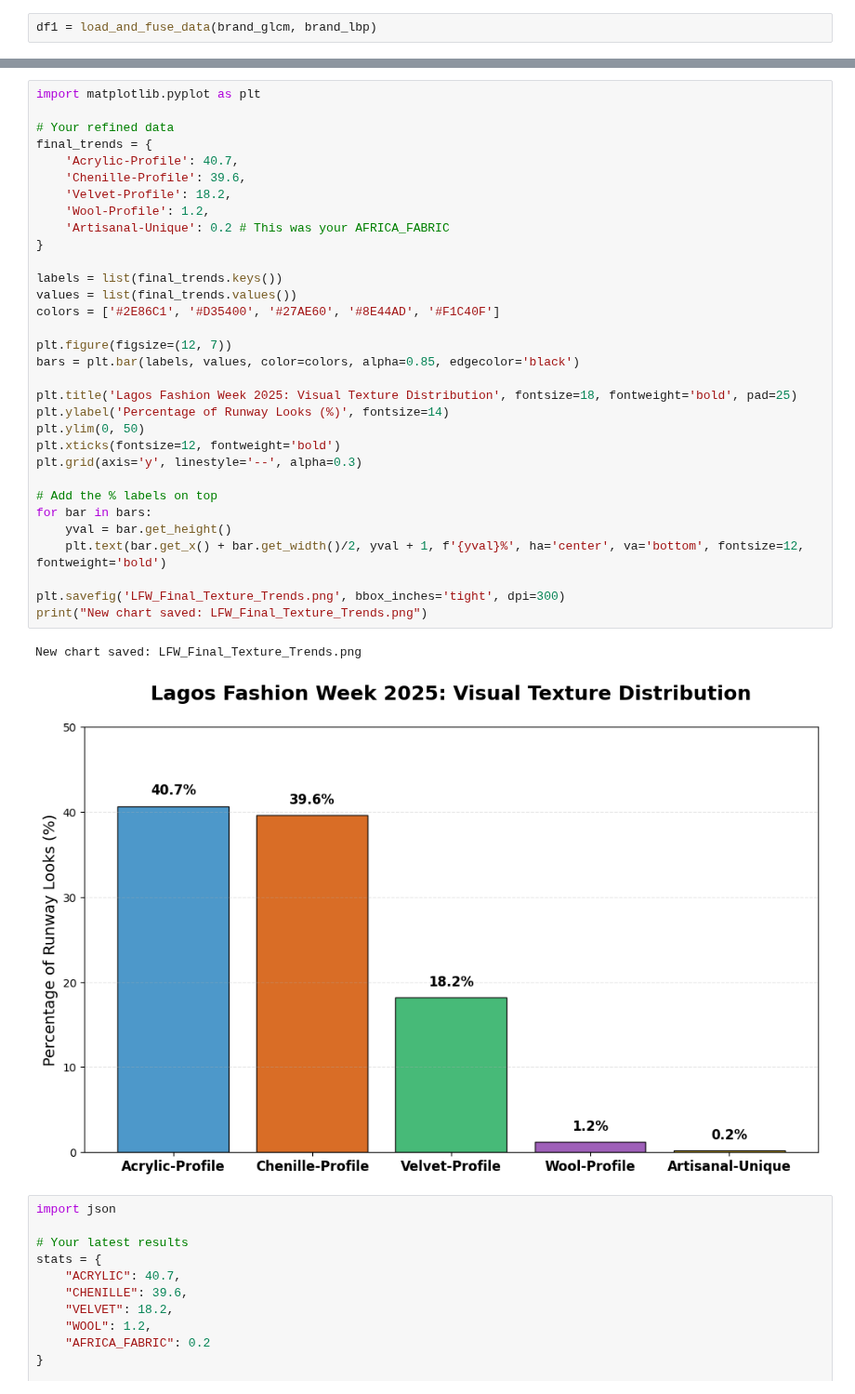
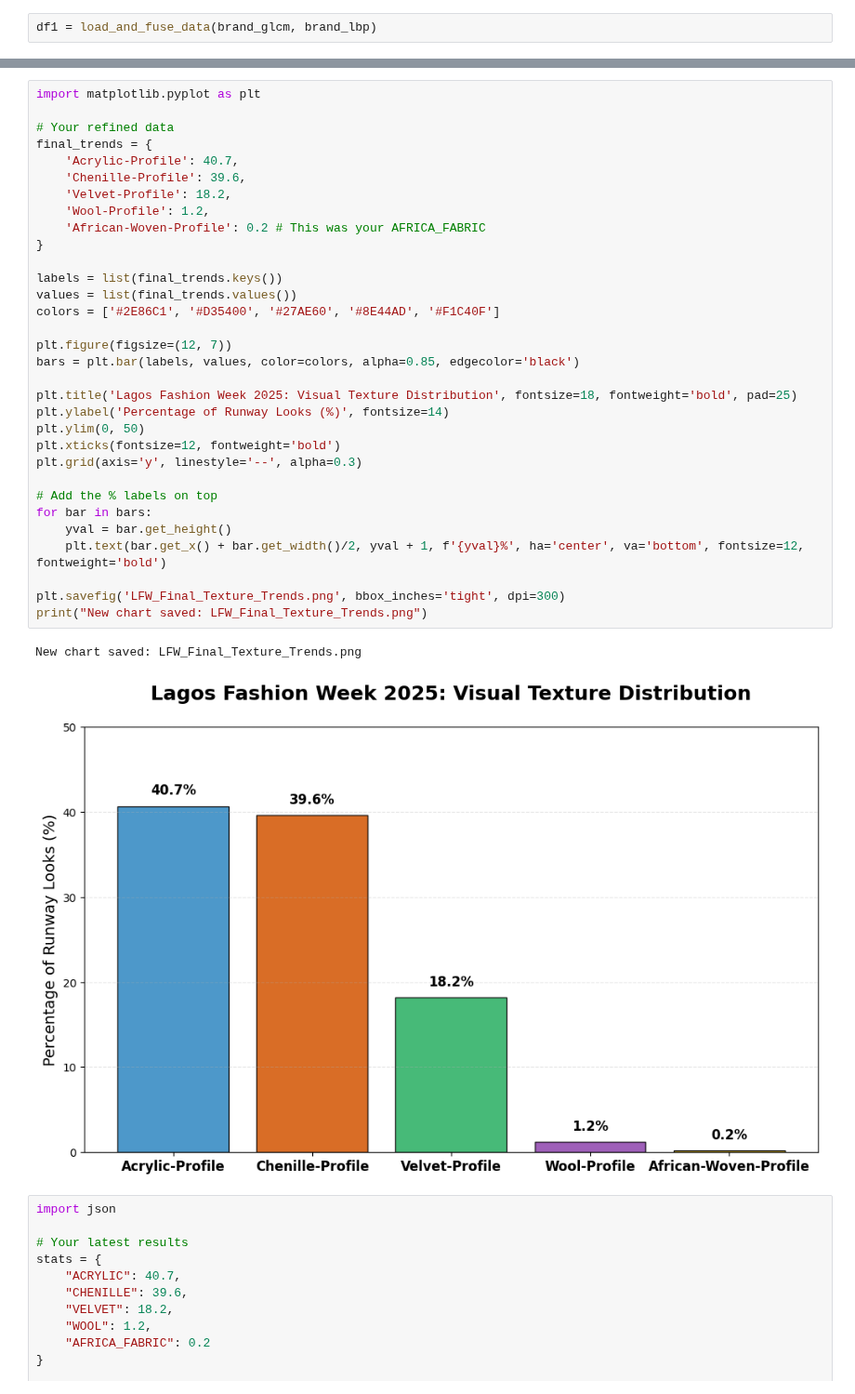
Before and after one commit to dijalaanita/Lagos-FW-2025-Analysis, a Jupyter notebook: scripts/train_svm.ipynb, the cells around one changed output, grey strips where cells are left out. Shown at 93% size. Cells and saved outputs as stored; diff of their text form.

```diff
--- a/scripts/train_svm.ipynb
+++ b/scripts/train_svm.ipynb
@@ -181,35 +248,35 @@ import matplotlib.pyplot as plt
 # Your refined data
 final_trends = {
     'Acrylic-Profile': 40.7,
     'Chenille-Profile': 39.6,
     'Velvet-Profile': 18.2,
     'Wool-Profile': 1.2,
-    'Artisanal-Unique': 0.2 # This was your AFRICA_FABRIC
+    'African-Woven-Profile': 0.2 # This was your AFRICA_FABRIC
 }
 
 labels = list(final_trends.keys())
 values = list(final_trends.values())
 colors = ['#2E86C1', '#D35400', '#27AE60', '#8E44AD', '#F1C40F']
 
 plt.figure(figsize=(12, 7))
 bars = plt.bar(labels, values, color=colors, alpha=0.85, edgecolor='black')
 
 plt.title('Lagos Fashion Week 2025: Visual Texture Distribution', fontsize=18, fontweight='bold', pad=25)
 plt.ylabel('Percentage of Runway Looks (%)', fontsize=14)
 plt.ylim(0, 50)
 plt.xticks(fontsize=12, fontweight='bold')
 plt.grid(axis='y', linestyle='--', alpha=0.3)
 
 # Add the % labels on top
 for bar in bars:
     yval = bar.get_height()
     plt.text(bar.get_x() + bar.get_width()/2, yval + 1, f'{yval}%', ha='center', va='bottom', fontsize=12, fontweight='bold')
 
 plt.savefig('LFW_Final_Texture_Trends.png', bbox_inches='tight', dpi=300)
 print("New chart saved: LFW_Final_Texture_Trends.png")
 # %% [output]
 New chart saved: LFW_Final_Texture_Trends.png
-[figure, old version]
+[figure, new version]
 # %%
 import json
 
```
Also changed, not shown: parts of 4 cells of this notebook, 8 other files.
